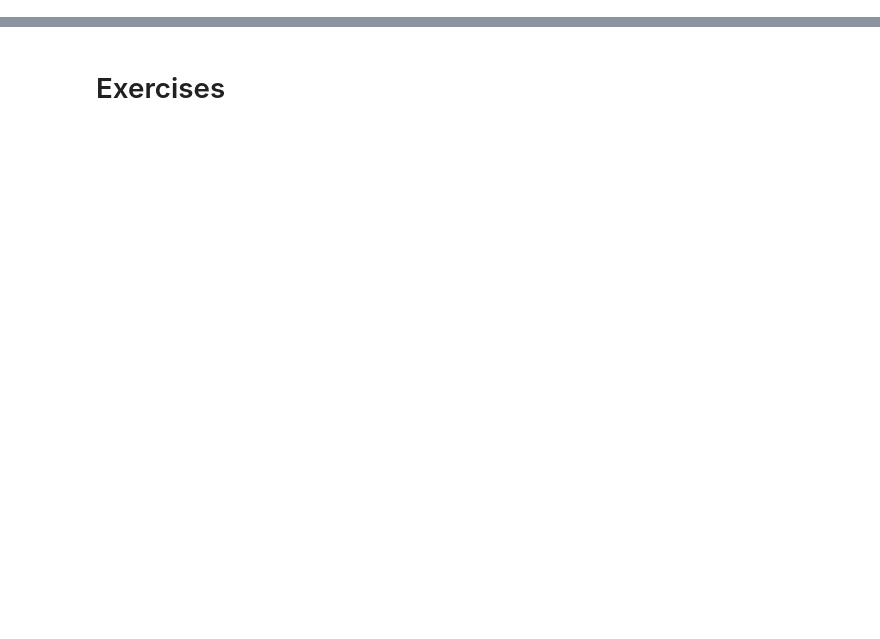
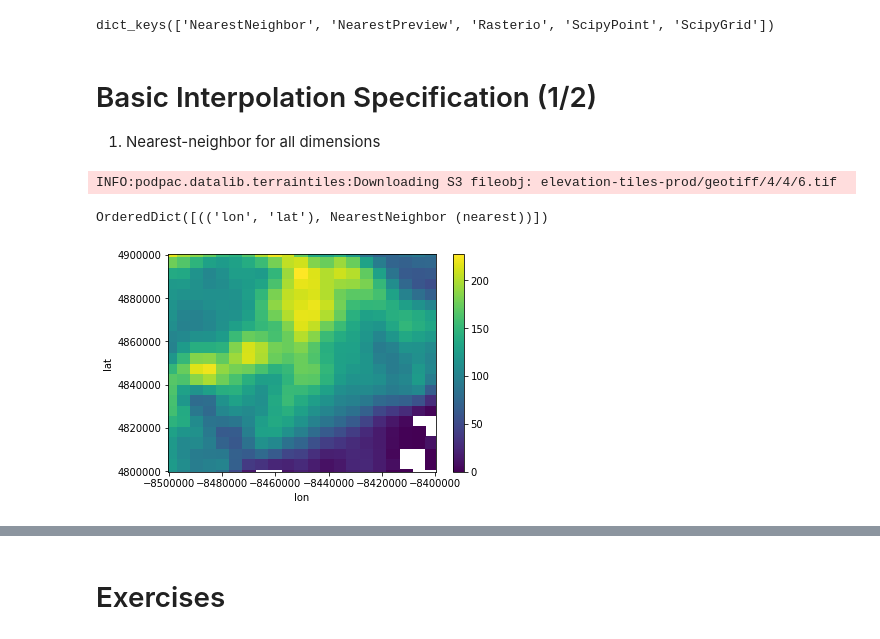
Before and after one commit to creare-com/podpac-examples, a Jupyter notebook: notebooks/ams-short-course/03-data-access-harmonization-processing.ipynb, the cells around one changed output, grey strips where cells are left out. Drawn from its saved outputs; the diff is of its cells as text; code cells hidden in the pictures; blank space fills up the shorter version.

```diff
--- a/notebooks/ams-short-course/03-data-access-harmonization-processing.ipynb
+++ b/notebooks/ams-short-course/03-data-access-harmonization-processing.ipynb
@@ -40,0 +115,26 @@ pass
+# %%
+print(podpac.data.INTERPOLATORS_DICT.keys())
+# %% [output]
+dict_keys(['NearestNeighbor', 'NearestPreview', 'Rasterio', 'ScipyPoint', 'ScipyGrid'])
+# %% [markdown]
+# Basic Interpolation Specification (1/2)
+
+1. Nearest-neighbor for all dimensions
+# %%
+# Specify coordinates for evaluating node
+coords = Coordinates([clinspace(4800000, 4900000, 256), clinspace(-8500000, -8400000, 256)],
+                     dims=['lat', 'lon'], crs='epsg:3857')
+
+# Create the node with the desired interpolation
+node_near = TerrainTiles(interpolation='nearest', zoom=4)  # Nearest is also the default
+
+# Evaluate the node and plot
+o = node_near.eval(coords)
+o.plot()
+
+# Let's see what interpolator PODPAC selected
+node_near.sources[0].interpolators
+# %% [output]
+INFO:podpac.datalib.terraintiles:Downloading S3 fileobj: elevation-tiles-prod/geotiff/4/4/6.tif
+OrderedDict([(('lon', 'lat'), NearestNeighbor (nearest))])
+[figure, added]
```
Also changed, not shown: parts of 30 cells of this notebook, 3 other files.
